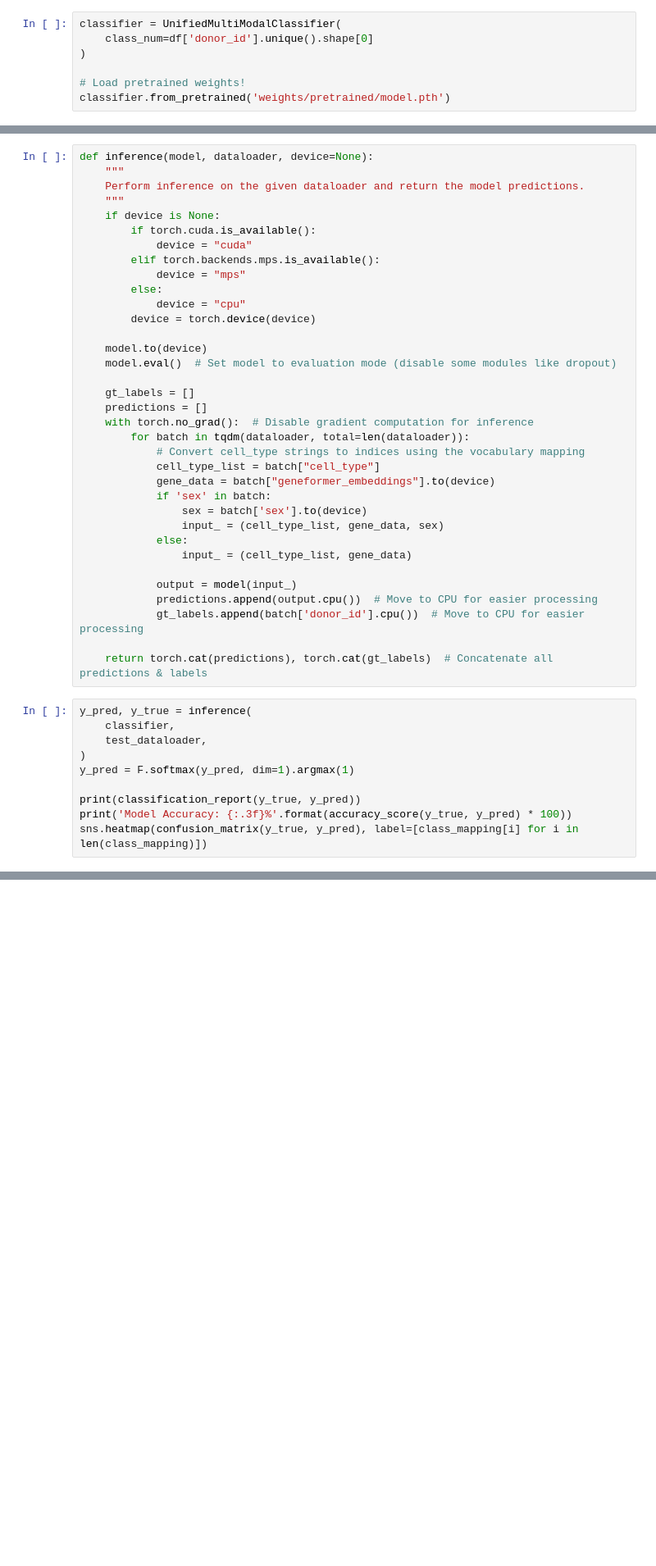
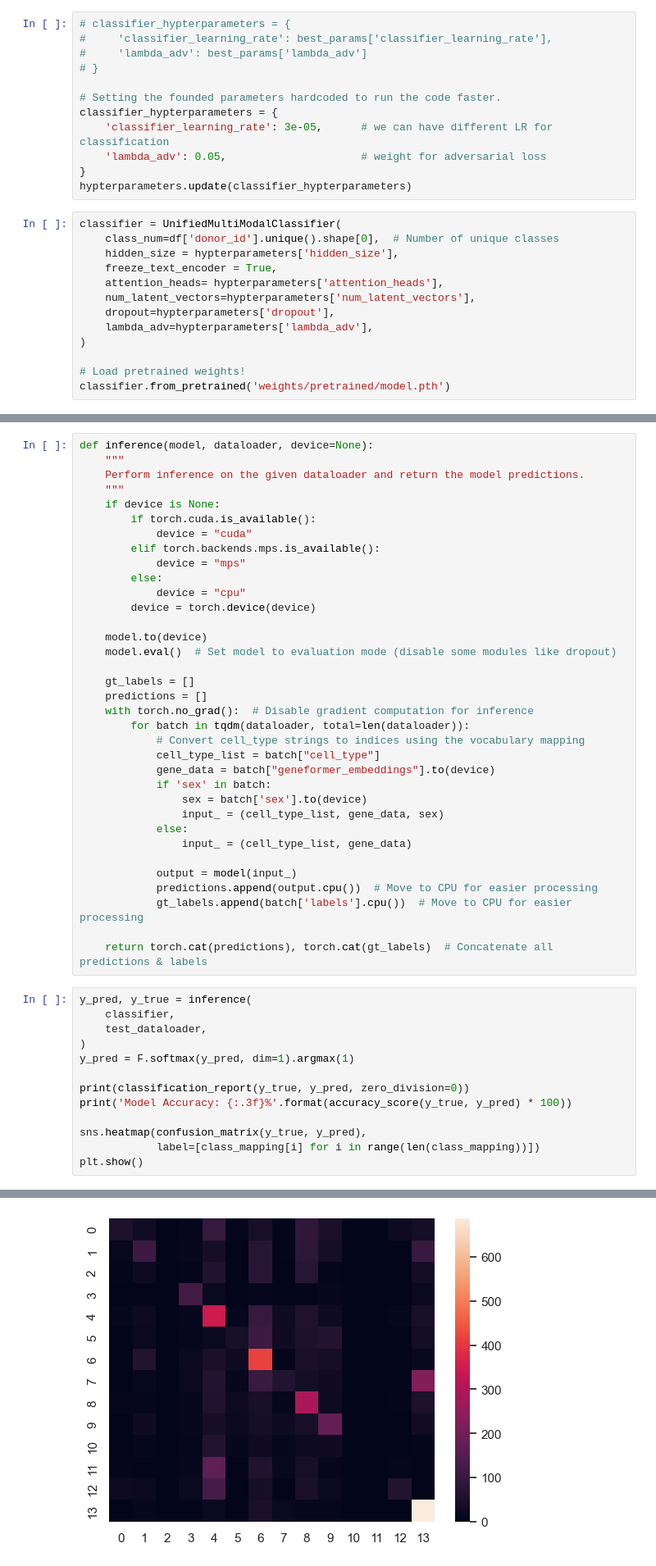
Before and after one commit to pouyan9675/ubiquitous-octo-eureka, a Jupyter notebook: part-2/part2.ipynb, the cells around one changed output, grey strips where cells are left out. Shown at 82% size. Drawn from its saved outputs; the diff is of its cells as text; blank space fills up the shorter version.

```diff
--- a/part-2/part2.ipynb
+++ b/part-2/part2.ipynb
@@ -506,6 +598,24 @@ Now lets initialize a model for classification and use our pretrained model to c
+# %%
+# classifier_hypterparameters = {
+#     'classifier_learning_rate': best_params['classifier_learning_rate'],
+#     'lambda_adv': best_params['lambda_adv']
+# }
+
+# Setting the founded parameters hardcoded to run the code faster.
+classifier_hypterparameters = {
+    'classifier_learning_rate': 3e-05,      # we can have different LR for classification
+    'lambda_adv': 0.05,                     # weight for adversarial loss
+}
+hypterparameters.update(classifier_hypterparameters)
 # %%
 classifier = UnifiedMultiModalClassifier(
-    class_num=df['donor_id'].unique().shape[0]
+    class_num=df['donor_id'].unique().shape[0],  # Number of unique classes
+    hidden_size = hypterparameters['hidden_size'],
+    freeze_text_encoder = True,
+    attention_heads= hypterparameters['attention_heads'],
+    num_latent_vectors=hypterparameters['num_latent_vectors'],
+    dropout=hypterparameters['dropout'],
+    lambda_adv=hypterparameters['lambda_adv'],
 )
 
 # Load pretrained weights!
@@ -562,7 +682,7 @@ def inference(model, dataloader, device=None):
 
             output = model(input_)
             predictions.append(output.cpu())  # Move to CPU for easier processing
-            gt_labels.append(batch['donor_id'].cpu())  # Move to CPU for easier processing
+            gt_labels.append(batch['labels'].cpu())  # Move to CPU for easier processing
 
     return torch.cat(predictions), torch.cat(gt_labels)  # Concatenate all predictions & labels
 # %%
@@ -572,6 +692,10 @@ y_pred, y_true = inference(
 )
 y_pred = F.softmax(y_pred, dim=1).argmax(1)
 
-print(classification_report(y_true, y_pred))
+print(classification_report(y_true, y_pred, zero_division=0))
 print('Model Accuracy: {:.3f}%'.format(accuracy_score(y_true, y_pred) * 100))
-sns.heatmap(confusion_matrix(y_true, y_pred), label=[class_mapping[i] for i in len(class_mapping)])
+
+sns.heatmap(confusion_matrix(y_true, y_pred),
+            label=[class_mapping[i] for i in range(len(class_mapping))])
+plt.show()
+# %% [output]
@@ -577,0 +719 @@ sns.heatmap(confusion_matrix(y_true, y_pred), label=[class_mapping[i] for i in l
+[figure, added]
```
Also changed, not shown: parts of 12 cells of this notebook, 5 other files.
